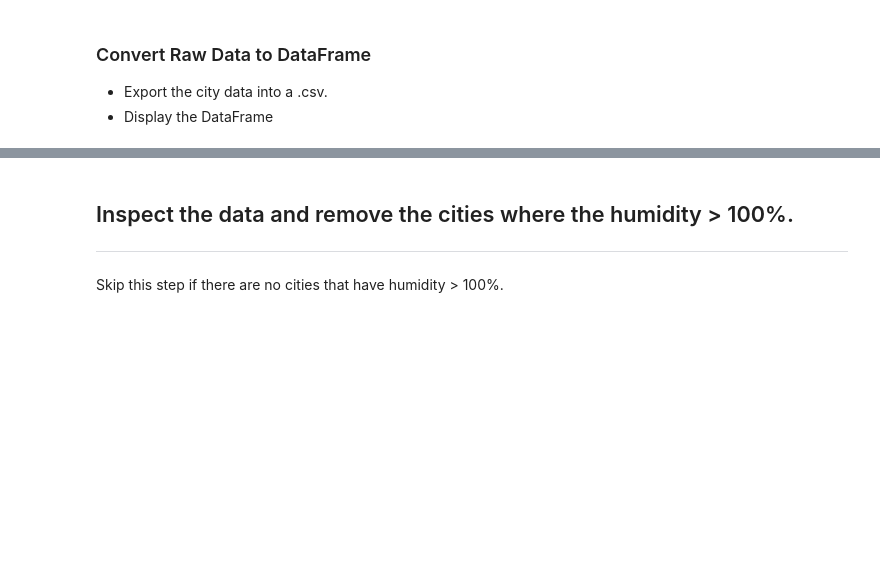
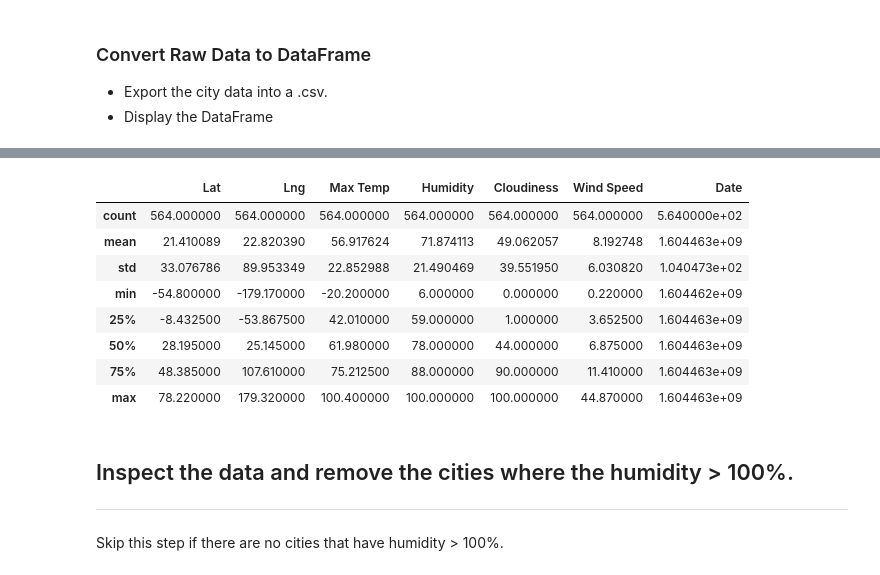
Before and after one commit to Court-Parker4/python-api-challenge, a Jupyter notebook: PyAPIHwk/WeatherPy/WeatherPy.ipynb, the cells around one changed output, grey strips where cells are left out. Drawn from its saved outputs; the diff is of its cells as text; code cells hidden in the pictures; blank space fills up the shorter version.

Commit message:
for loop and data frame for cities added

```diff
--- a/PyAPIHwk/WeatherPy/WeatherPy.ipynb
+++ b/PyAPIHwk/WeatherPy/WeatherPy.ipynb
@@ -102,3 +140,30 @@ Data Retrieval Complete
+# %%
+#Convert to DataFrame
+Cities_df = pd.DataFrame({
+    "City": CityList,
+    "Lat" : LatList,
+    "Lng" : LonList,
+    "Max Temp" : MaxTempList,
+    "Humidity" : HumidityList,
+    "Cloudiness" : CloudinessList,
+    "Wind Speed" : WindSpeedList,
+    "Country" : CountryList,
+    "Date" : DateList,
+})
+
+Cities_df.to_csv(output_data_file, index=False)
+# %%
+Cities_df.describe()
+# %% [output]
+|  | Lat | Lng | Max Temp | Humidity | Cloudiness | Wind Speed | Date |
+| count | 564.000000 | 564.000000 | 564.000000 | 564.000000 | 564.000000 | 564.000000 | 5.640000e+02 |
+| mean | 21.410089 | 22.820390 | 56.917624 | 71.874113 | 49.062057 | 8.192748 | 1.604463e+09 |
+| std | 33.076786 | 89.953349 | 22.852988 | 21.490469 | 39.551950 | 6.030820 | 1.040473e+02 |
+| min | -54.800000 | -179.170000 | -20.200000 | 6.000000 | 0.000000 | 0.220000 | 1.604462e+09 |
+| 25% | -8.432500 | -53.867500 | 42.010000 | 59.000000 | 1.000000 | 3.652500 | 1.604463e+09 |
+| 50% | 28.195000 | 25.145000 | 61.980000 | 78.000000 | 44.000000 | 6.875000 | 1.604463e+09 |
+| 75% | 48.385000 | 107.610000 | 75.212500 | 88.000000 | 90.000000 | 11.410000 | 1.604463e+09 |
+| max | 78.220000 | 179.320000 | 100.400000 | 100.000000 | 100.000000 | 44.870000 | 1.604463e+09 |
 # %% [markdown]
 ## Inspect the data and remove the cities where the humidity > 100%.
 ----
```
Also changed, not shown: parts of 5 cells of this notebook, 1 other file.
